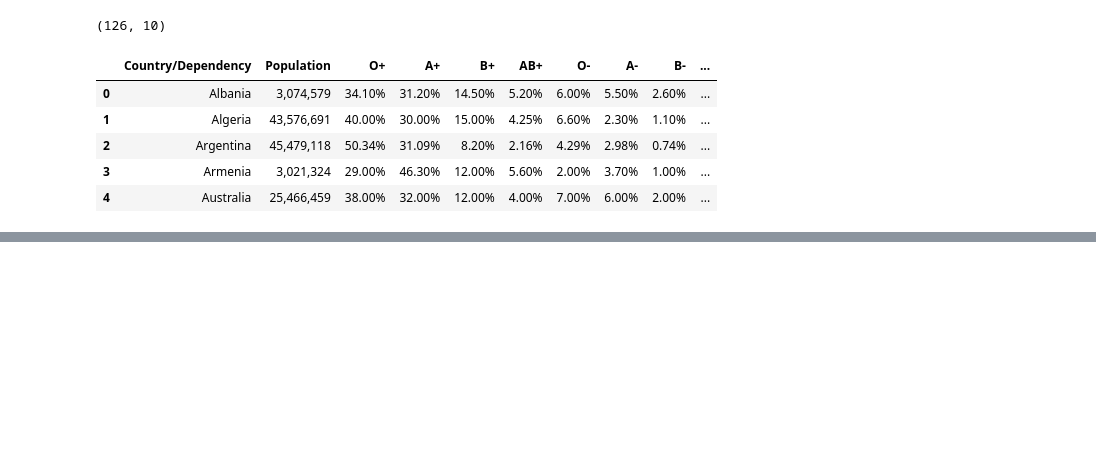
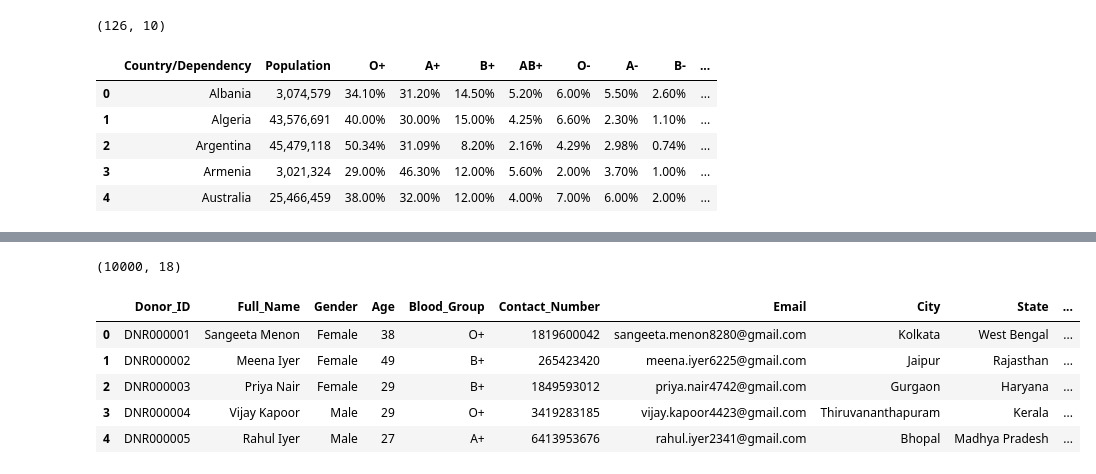
Before and after one commit to lafilledepondy/bloodDataAnalysis, a Jupyter notebook: Aftisse.Ravendirane.1.ipynb, the cells around one changed output, grey strips where cells are left out. Cells and saved outputs as stored; diff of their text form; code cells hidden in the pictures; blank space fills up the shorter version.

```diff
--- a/Aftisse.Ravendirane.1.ipynb
+++ b/Aftisse.Ravendirane.1.ipynb
@@ -84,0 +157,12 @@ BILAN
+# %%
+BloodDonation_kaggle = pd.read_csv("https://melissa-aftisse.emi.u-bordeaux.fr/DATA/blood_donation.csv")
+print(BloodDonation_kaggle.shape)
+BloodDonation_kaggle.head()
+# %% [output]
+(10000, 18)
+|  | Donor_ID | Full_Name | Gender | Age | Blood_Group | Contact_Number | Email | City | State | ... |
+| 0 | DNR000001 | Sangeeta Menon | Female | 38 | O+ | 1819600042 | sangeeta.menon8280@gmail.com | Kolkata | West Bengal | ... |
+| 1 | DNR000002 | Meena Iyer | Female | 49 | B+ | 265423420 | meena.iyer6225@gmail.com | Jaipur | Rajasthan | ... |
+| 2 | DNR000003 | Priya Nair | Female | 29 | B+ | 1849593012 | priya.nair4742@gmail.com | Gurgaon | Haryana | ... |
+| 3 | DNR000004 | Vijay Kapoor | Male | 29 | O+ | 3419283185 | vijay.kapoor4423@gmail.com | Thiruvananthapuram | Kerala | ... |
+| 4 | DNR000005 | Rahul Iyer | Male | 27 | A+ | 6413953676 | rahul.iyer2341@gmail.com | Bhopal | Madhya Pradesh | ... |
```
Also changed, not shown: parts of 18 cells of this notebook.
